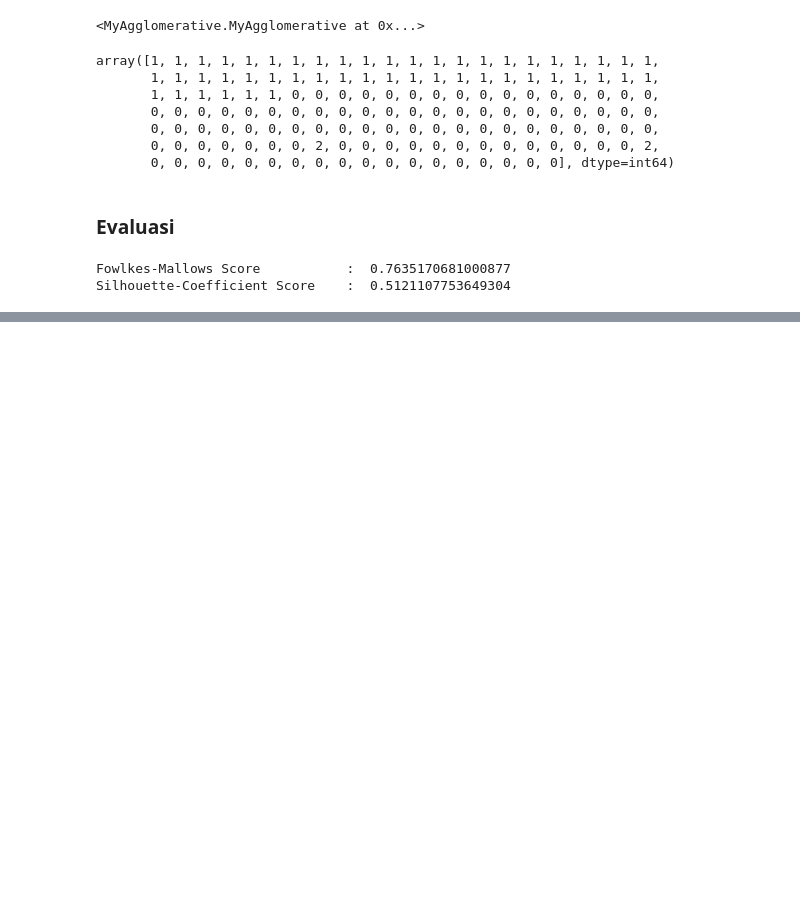
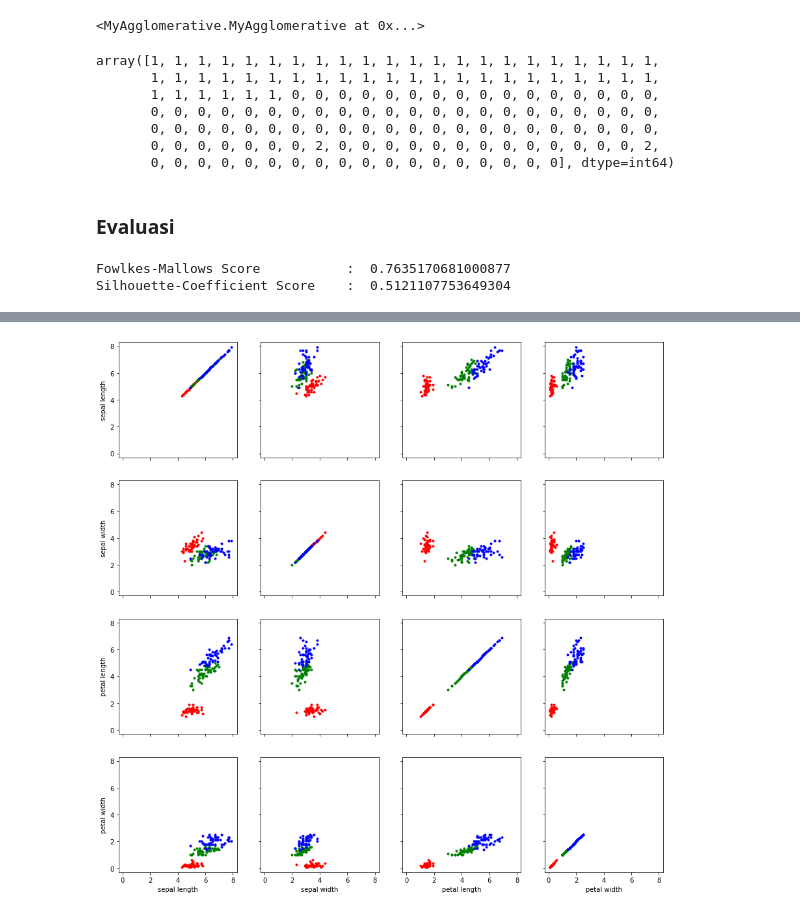
Before and after one commit to naufalzhafran/ClusteringML, a Jupyter notebook: Pengujian Clustering.ipynb, the cells around one changed output, grey strips where cells are left out. Drawn from its saved outputs; the diff is of its cells as text; code cells hidden in the pictures; blank space fills up the shorter version.

```diff
--- a/Pengujian Clustering.ipynb
+++ b/Pengujian Clustering.ipynb
@@ -102,0 +136,32 @@ Silhouette-Coefficient Score    :  0.5121107753649304
+# %%
+def color_by_pred(pred):
+    if pred == 0:
+        return 'r'
+    elif pred == 1:
+        return 'g'
+    elif pred == 2:
+        return 'b'
+    else:
+        return 'k'
+# %%
+fig, axarr = plt.subplots(4, 4, sharex=True, sharey=True)     # 6 axes, returned as a 2-d array
+fig.set_figheight(15)
+fig.set_figwidth(15)
+
+features = ['sepal length', 'sepal width', 'petal length', 'petal width']
+
+for i in range(4):
+    for j in range(4):
+        for k in range(len(data_y)):
+            plt.sca(axarr[i, j])                        # set the current axes instance
+            axarr[i, j].plot(data_x[k, j], data_x[k, i], marker='.', linestyle='', color=color_by_pred(data_y[k])) # plot
+
+# set labels
+for i in range(4):
+    for j in range(4):
+        plt.setp(axarr[-1, i], xlabel=features[i])
+        plt.setp(axarr[i, 0], ylabel=features[i])
+
+plt.show()
+# %% [output]
+[figure, added]
```
Also changed, not shown: parts of 12 cells of this notebook.
